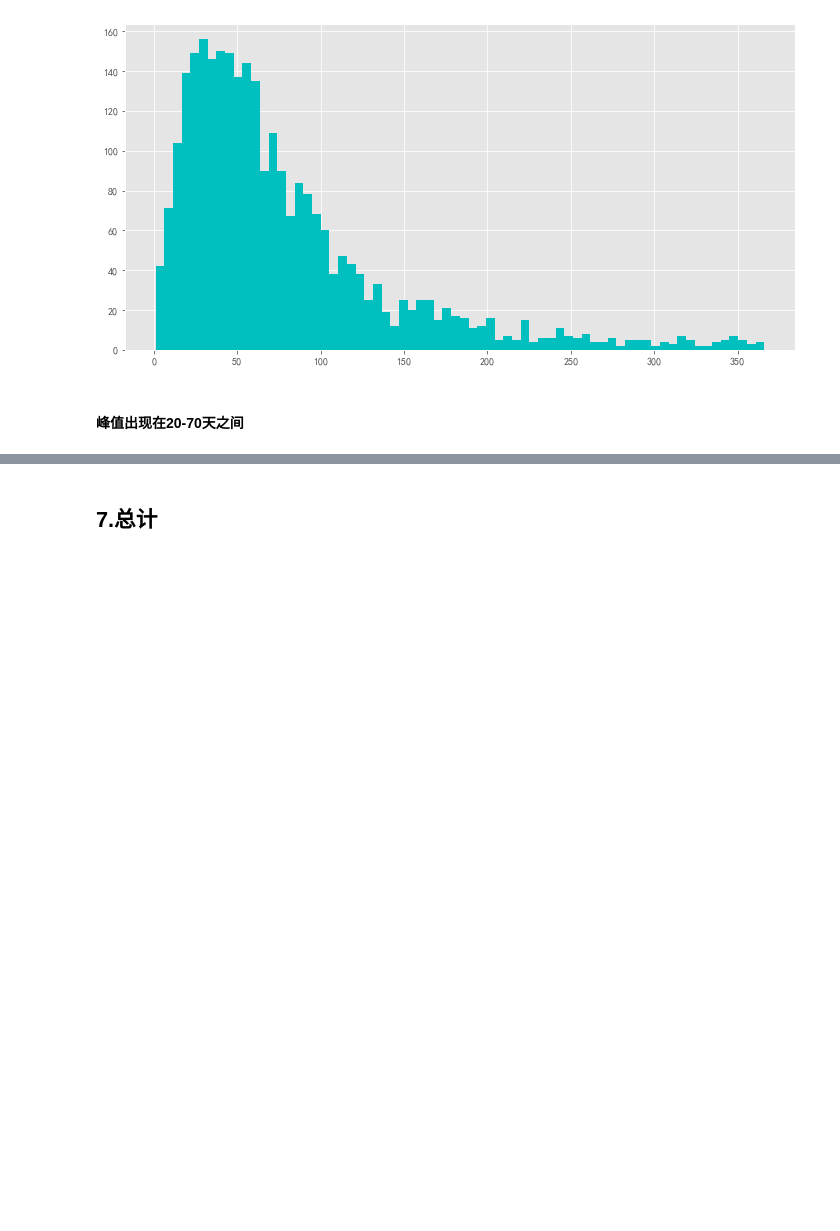
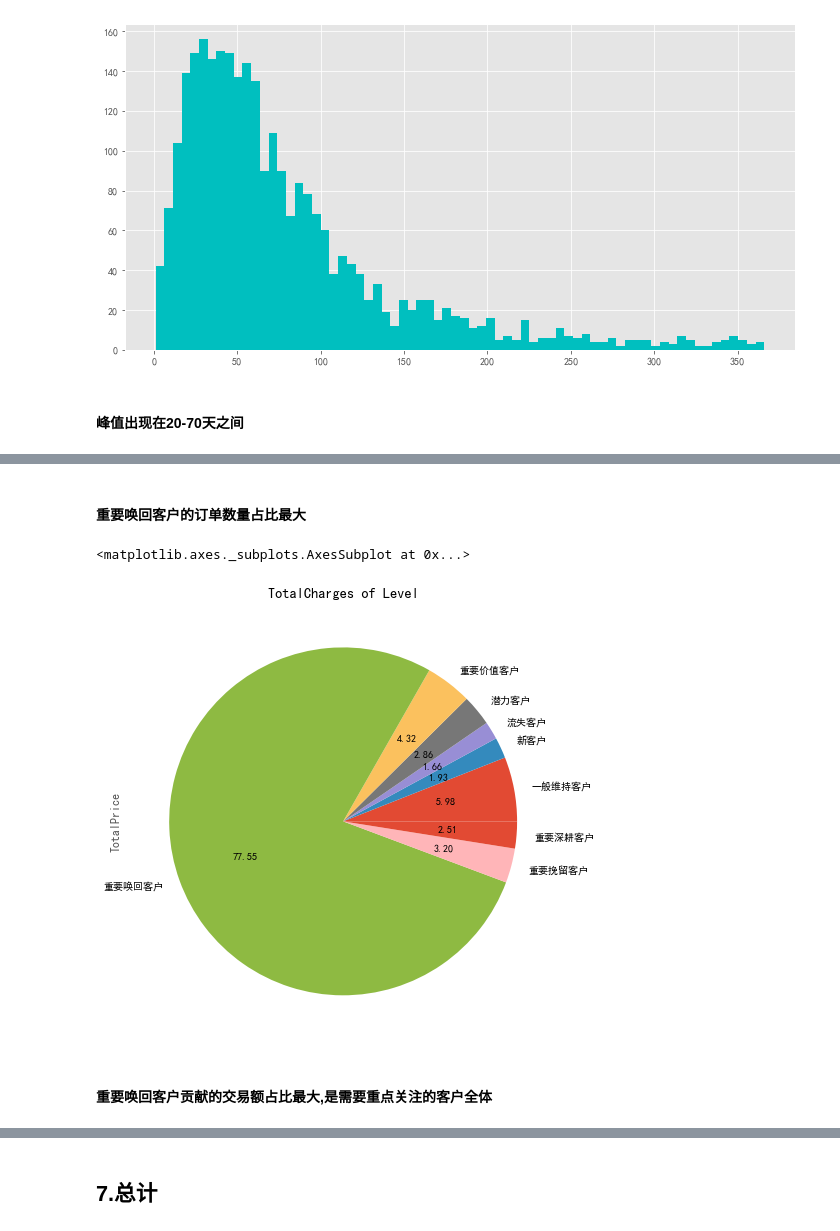
Before and after one commit to bankxi/-, a Jupyter notebook: 在线零售分析/OnlineRetailDA.ipynb, the cells around one changed output, grey strips where cells are left out. Drawn from its saved outputs; the diff is of its cells as text; code cells hidden in the pictures; blank space fills up the shorter version.

```diff
--- a/在线零售分析/OnlineRetailDA.ipynb
+++ b/在线零售分析/OnlineRetailDA.ipynb
@@ -861,0 +1129,9 @@ last_diff_customer.hist(bins = 70, figsize = (12, 6), color = 'c')
+# %% [markdown]
+#### 重要唤回客户的订单数量占比最大
+# %%
+pic1['TotalPrice'].plot.pie(figsize=(12, 8),autopct='%.2f',title='TotalCharges of Level')
+# %% [output]
+<matplotlib.axes._subplots.AxesSubplot at 0x...>
+[figure, added]
+# %% [markdown]
+#### 重要唤回客户贡献的交易额占比最大,是需要重点关注的客户全体
```
Also changed, not shown: parts of 39 cells of this notebook.
